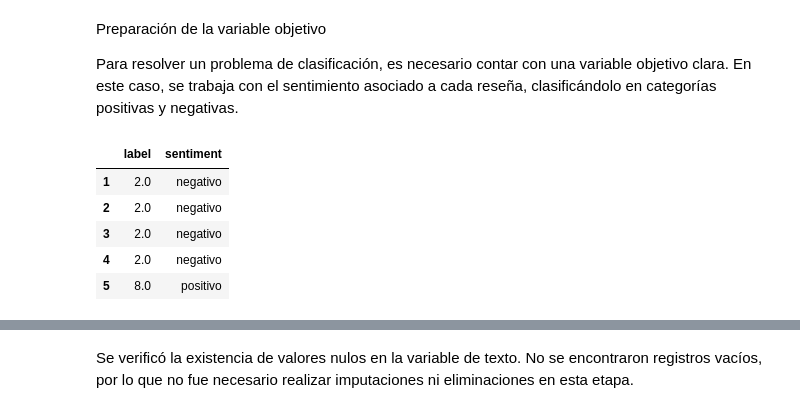
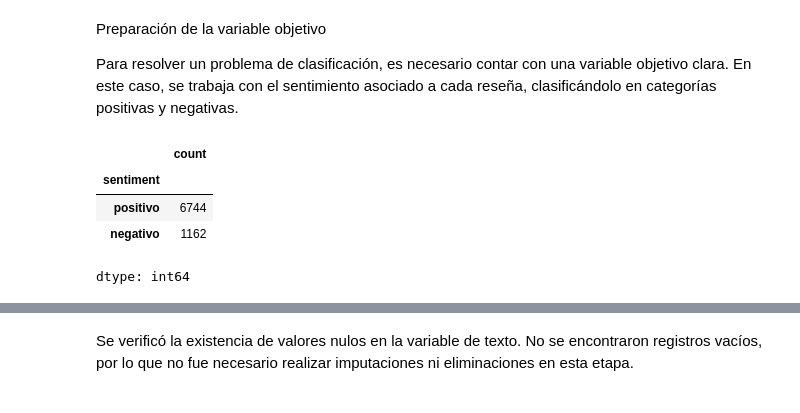
Before and after one commit to soledad-villarrubia/Data_Sciense_3, a Jupyter notebook: Proyecto_Final_Ciencia_de_Datos_IIi.ipynb, the cells around one changed output, grey strips where cells are left out. Saved outputs shown, nothing was run; the diff lists cells and outputs as text; code cells hidden in the pictures.

```diff
--- a/Proyecto_Final_Ciencia_de_Datos_IIi.ipynb
+++ b/Proyecto_Final_Ciencia_de_Datos_IIi.ipynb
@@ -143,0 +123,3 @@ Ocho apellidos vascos;Comedia;6;3;OCHO APELLIDOS VASCOS...Y NINGÚN NOMBRE PROPI
+# %%
+# Cargamos el modelo de spaCy
+nlp = spacy.load("es_core_news_sm")
@@ -192,18 +226,15 @@ dtype: int64
 # %%
 # Definimos una función para clasificar mejor los sentimientos
 def clasificar_sentimiento(x):
-    # Si la puntuación es alta, consideramos que es positivo
     if x >= 4:
         return 'positivo'
-    # Si es baja, negativo
     elif x <= 2:
         return 'negativo'
-    # Si está en el medio, lo consideramos neutral
     else:
         return 'neutral'
 
-# Aplicamos la función a la columna label para crear la columna 'sentiment'
-df['sentiment'] = df['label'].apply(clasificar_sentimiento)
+# Aplicamos la función para crear la columna sentiment
+df['sentiment'] = df['rating'].apply(clasificar_sentimiento)
 
 # Eliminamos los casos neutrales para simplificar el problema a binario
 df = df[df['sentiment'] != 'neutral']
@@ -226,0 +287,16 @@ df.head(3)
+# %%
+# Lematización más eficiente con spaCy
+docs = nlp.pipe(df['review_limpia'], batch_size=100)
+
+tokens_lematizados = []
+review_lematizada = []
+
+for doc in docs:
+    lemas = [token.lemma_ for token in doc if not token.is_stop and not token.is_punct and not token.is_space]
+    tokens_lematizados.append(lemas)
+    review_lematizada.append(' '.join(lemas))
+
+df['tokens_lematizados'] = tokens_lematizados
+df['review_lematizada'] = review_lematizada
+
+df[['review_limpia', 'tokens_lematizados', 'review_lematizada']].head()
@@ -229,32 +312,26 @@ df.head(3)
 
 Para resolver un problema de clasificación, es necesario contar con una variable objetivo clara. En este caso, se trabaja con el sentimiento asociado a cada reseña, clasificándolo en categorías positivas y negativas.
 # %%
-# Este bloque transforma la columna numérica (label) en una variable de sentimiento
-# Lo hacemos porque los modelos de clasificación necesitan etiquetas claras como "positivo" o "negativo"
-
 # Definimos una función para clasificar mejor los sentimientos
 def clasificar_sentimiento(x):
-    # Si la puntuación es alta, consideramos que es positivo
     if x >= 4:
         return 'positivo'
-
-    # Si es baja, negativo
     elif x <= 2:
         return 'negativo'
-
-    # Si está en el medio, lo consideramos neutral
     else:
         return 'neutral'
 
-# Aplicamos la función a la columna label
-df['sentiment'] = df['label'].apply(clasificar_sentimiento)
+# Aplicamos la función para crear la columna sentiment (usando rating)
+df['sentiment'] = df['rating'].apply(clasificar_sentimiento)
 
-# Mostramos cómo quedó la nueva columna
-df[['label', 'sentiment']].head()
+# Eliminamos los casos neutrales para simplificar el problema a binario
+df = df[df['sentiment'] != 'neutral']
+
+# Verificamos cómo quedó la distribución
+df['sentiment'].value_counts()
 # %% [output]
-|  | label | sentiment |
-| 1 | 2.0 | negativo |
-| 2 | 2.0 | negativo |
-| 3 | 2.0 | negativo |
-| 4 | 2.0 | negativo |
-| 5 | 8.0 | positivo |
+|  | count |
+| sentiment |  |
+| positivo | 6744 |
+| negativo | 1162 |
+dtype: int64
```
Also changed, not shown: parts of 65 cells of this notebook.
